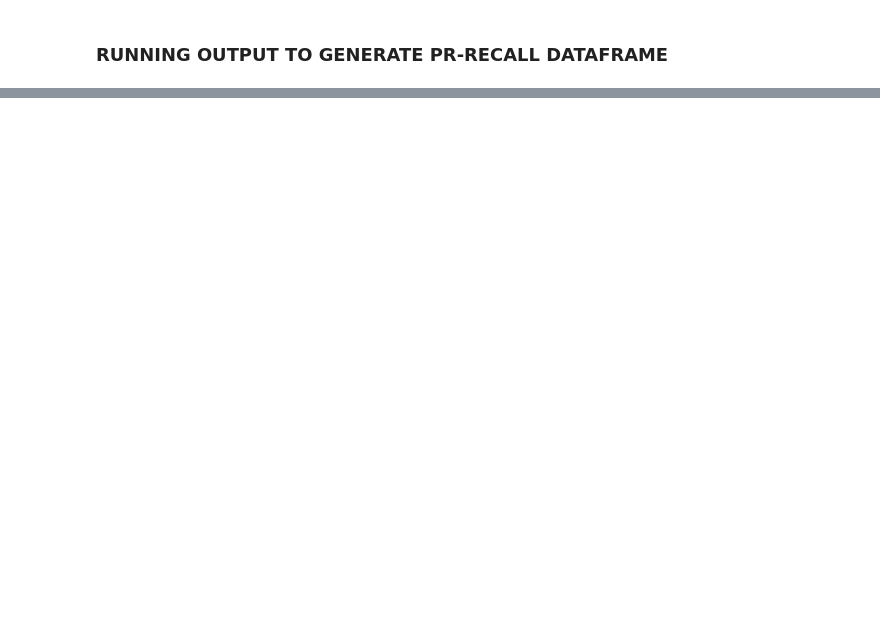
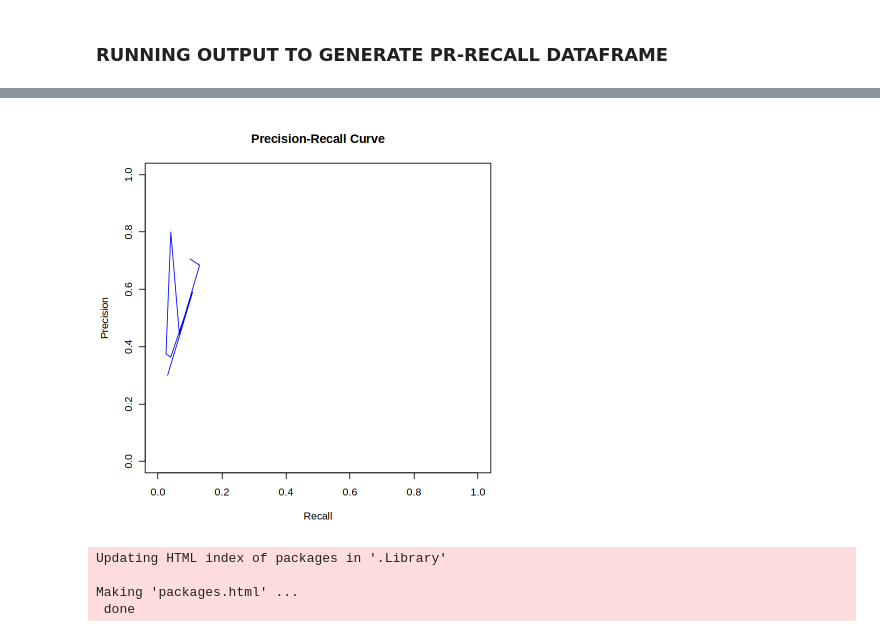
Before and after one commit to Zakir-Hossine/Benchmark_study_makarsa, a Jupyter notebook: Benchmark.ipynb, the cells around one changed output, grey strips where cells are left out. Cells and saved outputs as stored; diff of their text form; code cells hidden in the pictures; blank space fills up the shorter version.

```diff
--- a/Benchmark.ipynb
+++ b/Benchmark.ipynb
@@ -407,0 +583,26 @@ A data.frame: 8 × 6
+# %%
+library(PRROC)
+
+# Assuming `scores` are the classifier's probability scores or any continuous output
+# `labels` are the true binary labels of the data (0 or 1)
+scores <- c(0.9, 0.8, 0.3, 0.2)
+labels <- c(1, 1, 0, 0)
+
+# Calculate the precision-recall curve values
+pr <- pr.curve(scores.class0 = scores, weights.class0 = labels)
+
+# Extract the precision-recall values
+pr_curve <- data.frame(recall = precision_recall_df$recall, precision = precision_recall_df$precision)
+
+# Plot the precision-recall curve
+plot(pr_curve$recall, pr_curve$precision, type = "l", col = "blue",
+     xlab = "Recall", ylab = "Precision", main = "Precision-Recall Curve", xlim = c(0, 1), ylim = c(0, 1))
+# %% [output]
+[figure, added]
+# %%
+install.packages("PRROC")
+# %% [output]
+Updating HTML index of packages in '.Library'
+
+Making 'packages.html' ...
+ done
```
Also changed, not shown: parts of 13 cells of this notebook, 2 other files.
